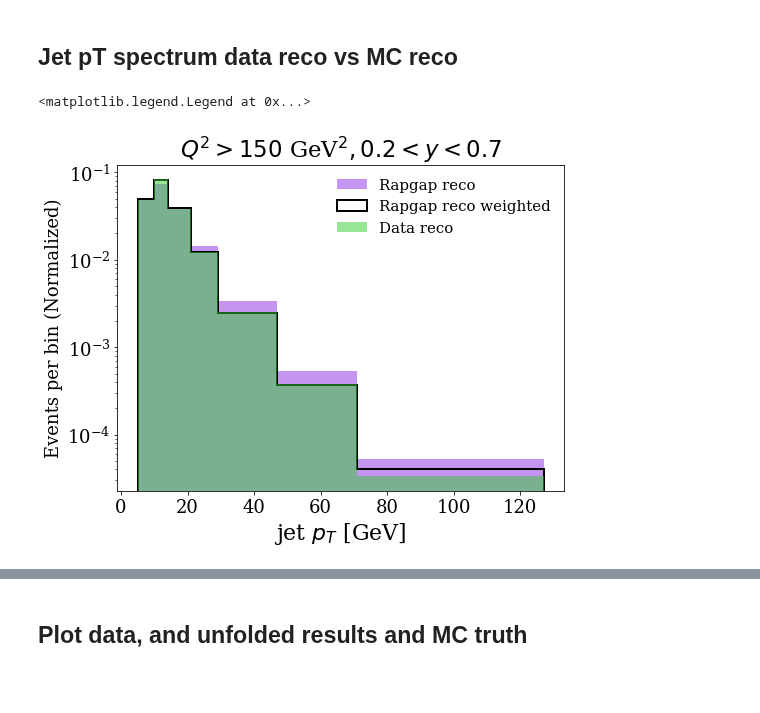
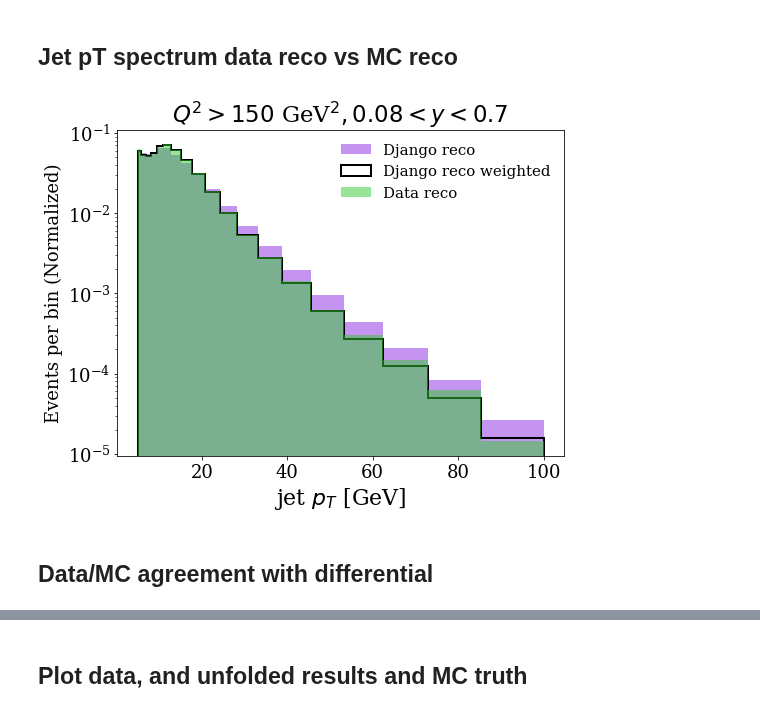
Before and after one commit to miguelignacio/disjets, a Jupyter notebook: Unfolding_jet.ipynb, the cells around one changed output, grey strips where cells are left out. Drawn from its saved outputs; the diff is of its cells as text; code cells hidden in the pictures; blank space fills up the shorter version.

```diff
--- a/Unfolding_jet.ipynb
+++ b/Unfolding_jet.ipynb
@@ -1324,11 +1362,14 @@ jetdphi_unknown_S = data_cut['jet_dphi']
 jetqt_0_G       = mc_cut['genjet_qt']
 jetqt_0_S       = mc_cut['jet_qt']
 jetqt_unknown_S = data_cut['jet_qt']
+
+Q_0_G           = mc_cut['gen_Q']
+Q_0_S           = mc_cut['Q']
+Q_unknown_S     = data_cut['Q']
 # %%
-theta0_G=np.c_[(epx_0_G, epy_0_G, epz_0_G,  jetpt_0_G, jeteta_0_G, jetphi_0_G, jetdphi_0_G, jetqt_0_G)]
-theta0_S=np.c_[(epx_0_S, epy_0_S, epz_0_S,  jetpt_0_S, jeteta_0_S, jetphi_0_S, jetdphi_0_S, jetqt_0_S)]
-theta_unknown_G =np.c_[(epx_unknown_G, epy_unknown_G, epz_unknown_G, jetpt_unknown_G, jeteta_unknown_G, jetphi_unknown_G, jetdphi_unknown_G, jetqt_unknown_G)]
-theta_unknown_S =np.c_[(epx_unknown_S, epy_unknown_S, epz_unknown_S, jetpt_unknown_S, jeteta_unknown_S, jetphi_unknown_S, jetdphi_unknown_S, jetqt_unknown_S)]
+theta0_G=np.c_[(epx_0_G, epy_0_G, epz_0_G,  jetpt_0_G, jeteta_0_G, jetphi_0_G, jetdphi_0_G, jetqt_0_G, Q_0_G)]
+theta0_S=np.c_[(epx_0_S, epy_0_S, epz_0_S,  jetpt_0_S, jeteta_0_S, jetphi_0_S, jetdphi_0_S, jetqt_0_S, Q_0_S)]
+theta_unknown_S =np.c_[(epx_unknown_S, epy_unknown_S, epz_unknown_S, jetpt_unknown_S, jeteta_unknown_S, jetphi_unknown_S, jetdphi_unknown_S, jetqt_unknown_S, Q_unknown_S)]
 # %%
 pass_reco = np.array(mc_cut['pass_reco'])
 pass_truth = np.array(mc_cut['pass_truth'])
@@ -1348,13 +1389,13 @@ print(len(mc_cut)) ##only what is really reconstructed counts
 K.clear_session()
 # %%
 iterations = 4# use ~4 iterations
-num_observables= 8
+num_observables= 9
 
 weights, _ = multifold(num_observables=num_observables,
                        iterations=iterations,
                        theta0_G=theta0_G,
                        theta0_S=theta0_S,
-                       theta_unknown_S= theta_unknown_S)
+                       theta_unknown_S= theta_unknown_S, verbose=0)
 # %% [output]
 ITERATION: 1
 
@@ -1446,0 +1473,11 @@ Iteration 3
+# %%
+print(len(mc_cut))
+mc_cut.query('weight_truth>10000')
+print(len(mc_cut.query(' weight_reco>0.01')))
+
+mc_cut = mc_cut.query('weight_reco<1000 and weight_reco>0.001')
+#altmc_cut = altmc_cut.query('weight_truth<10000')
+print(len(mc_cut))
+
+mc_cut = mc_cut.query('weight_truth<1000 and weight_truth>0.001')
+print(len(mc_cut))
@@ -1762,30 +1849,33 @@ ITERATION: 4
 # %%
 fig = plt.figure(figsize=(8,6))
 query = 'pass_reco==1'
-bins = np.array([5,10,14,21,29,47,71,127])
+bins = np.logspace(np.log10(5),np.log10(100),20)
+#bins = np.array([5,10,14,21,29,47,71,127])
 
 #plt.set_xlabel(r'$ jet p_{T} $',fontsize=22)
 #plt.set_ylabel('Events per bin (Normalized)')
-plt.hist(mc_cut.query(query)['jet_pt'], bins=bins, label='Rapgap reco', **plot_style_2,color=color1)
+plt.hist(mc_cut.query(query)['jet_pt'], bins=bins, label=mc_name+' reco', **plot_style_2,color=color1)
 plt.hist(mc_cut.query(query)['jet_pt'],
                bins=bins,
                weights=mc_cut.query(query)['weight_reco'],
-               label='Rapgap reco weighted',
+               label=mc_name +' reco weighted',
                **plot_style_1)
 
 plt.hist(data_cut.query(query)['jet_pt'],
                bins=bins,
                label='Data reco',
                **plot_style_2,color=color2)
 plt.legend()
 plt.yscale('log')
-plt.title(r'$Q^{2}>150$ GeV$^{2}, 0.2<y<0.7$')
+plt.title(r'$Q^{2}>150$ GeV$^{2}, 0.08<y<0.7$')
 
 plt.xlabel(r'jet $p_{T} $ [GeV]',fontsize=22)
 plt.ylabel('Events per bin (Normalized)')
 #plt.xscale('log')
 plt.legend(frameon=False,loc='best')
-fig.savefig('figures/jetpt_reco.png'%i)
+#fig.savefig('figures/jetpt_reco.png'%i)
+
+
+fig.savefig('figures/RealDataMC_jetpt_%s.png'%(mc_name))
 # %% [output]
-<matplotlib.legend.Legend at 0x...>
-[figure, old version]
+[figure, new version]
@@ -1791,0 +1910,2 @@ fig.savefig('figures/jetpt_reco.png'%i)
+# %% [markdown]
+## Data/MC agreement with differential
```
Also changed, not shown: parts of 73 cells of this notebook, 2 other files.
